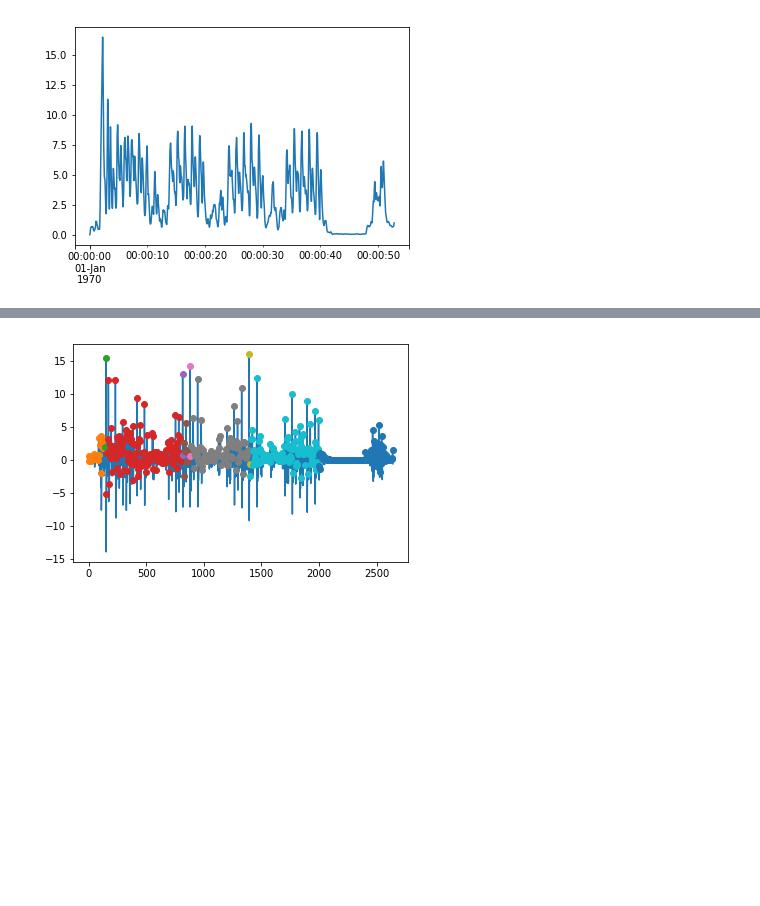
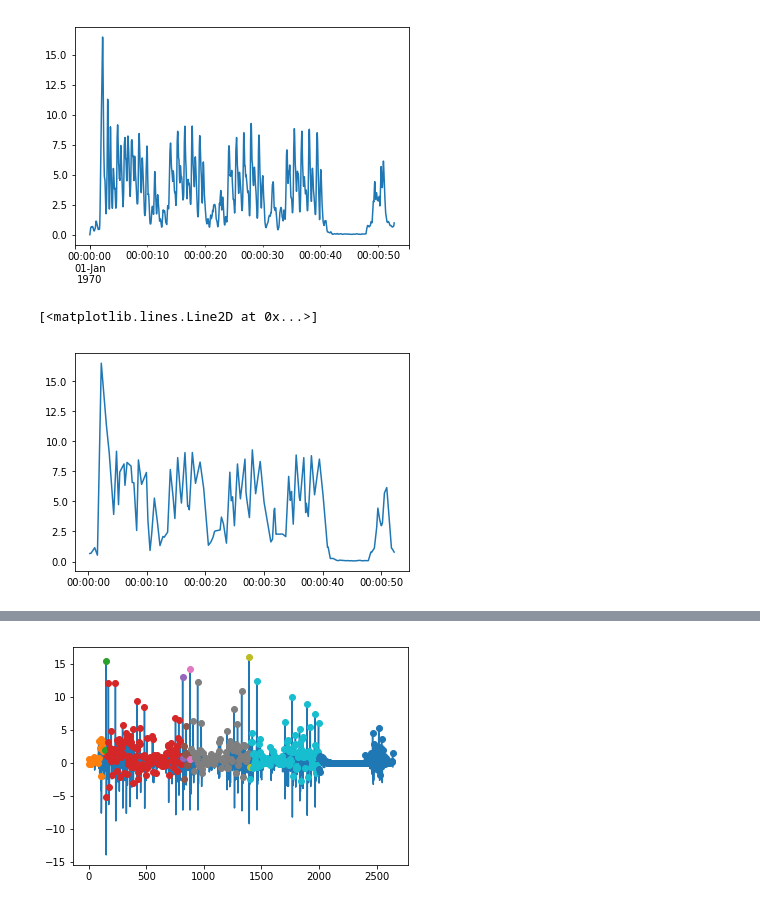
Before and after one commit to pdkit/pdkit, a Jupyter notebook: notebooks/test_segmentation.ipynb, the cells around one changed output, grey strips where cells are left out. Drawn from its saved outputs; the diff is of its cells as text; code cells hidden in the pictures; blank space fills up the shorter version.

```diff
--- a/notebooks/test_segmentation.ipynb
+++ b/notebooks/test_segmentation.ipynb
@@ -40 +41,6 @@ peak, promi, segments = gp.bellman_segmentation(frts, 10)
+# %%
+plt.plot(frts.mag_sum_acc[peak])
+# %% [output]
+[<matplotlib.lines.Line2D at 0x...>]
+[figure, added]
 # %%
```
Also changed, not shown: parts of 11 cells of this notebook, 15 other files.
